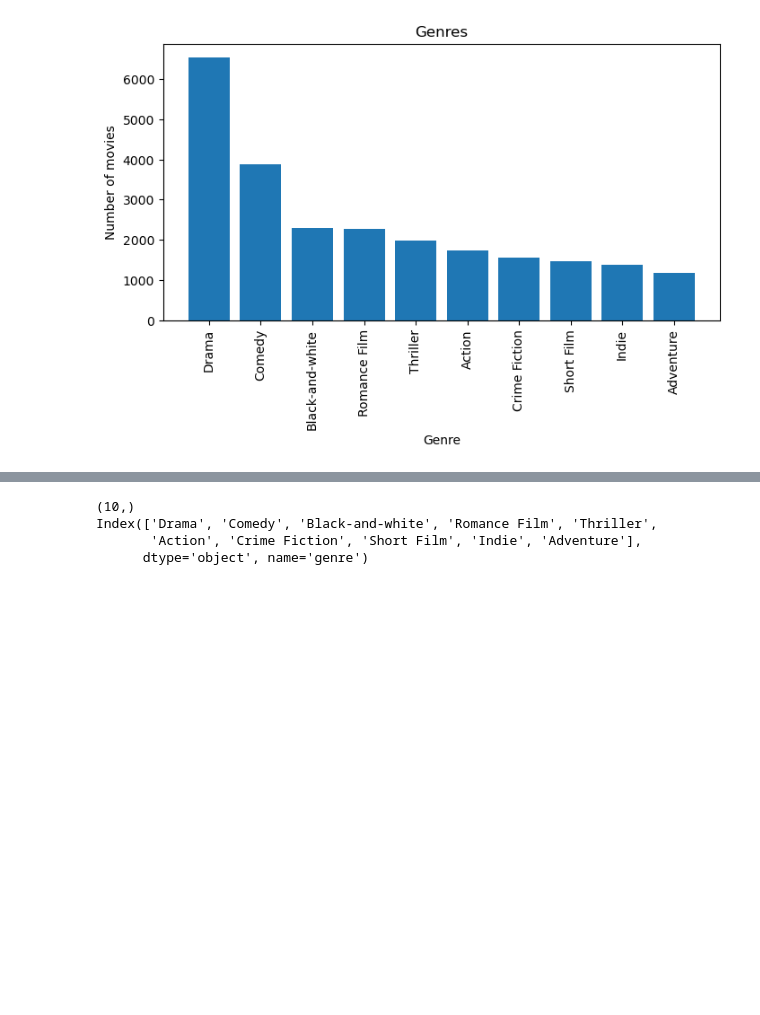
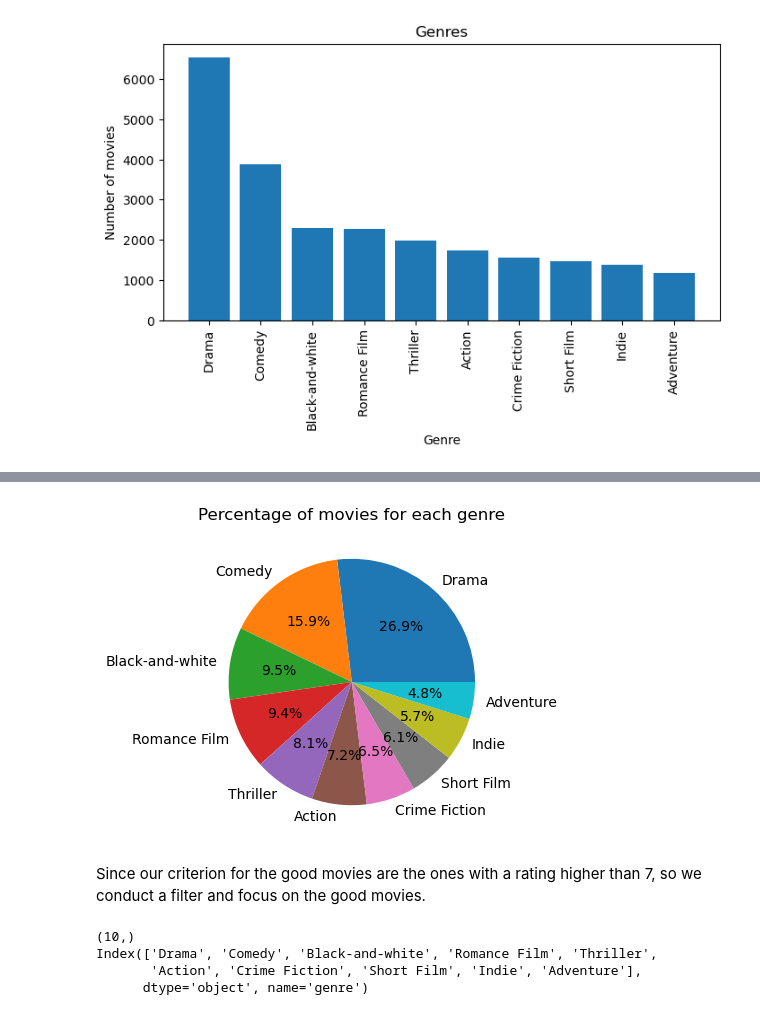
Before and after one commit to epfl-ada/ada-2023-project-zalix, a Jupyter notebook: rxy.ipynb, the cells around one changed output, grey strips where cells are left out. Saved outputs shown, nothing was run; the diff lists cells and outputs as text; code cells hidden in the pictures; blank space fills up the shorter version.

```diff
--- a/rxy.ipynb
+++ b/rxy.ipynb
@@ -27,6 +27,8 @@ from ipywidgets import interact, interactive, fixed, interact_manual
 
 from IPython.display import HTML
 from statsmodels.stats.multicomp import pairwise_tukeyhsd
+
+sns.set_theme()
 # %%
 import helpers
 
@@ -128,6 +145,17 @@ movies_main.head()
 | 3 | 10408933 | /m/02qc0j7 | Alexander's Ragtime Band | 1938-08-16 | 3600000.0 | ... |
 | 5 | 171005 | /m/016ywb | Henry V | 1989-11-08 | 10161099.0 | ... |
 | 6 | 77856 | /m/0kcn7 | Mary Poppins | 1964-08-27 | 102272727.0 | ... |
+# %%
+# plot a pie chart for the top 10 genres in the decade 2000-2010 which shows the percentage of the number of movies for each genre in genre_main
+movie_genre=movies_main['genre'].explode().value_counts()[genre_main.index]
+plt.figure(figsize=(8, 4))
+plt.pie(movie_genre.values, labels=movie_genre.index, autopct='%1.1f%%')
+plt.title("Percentage of movies for each genre")
+plt.show()
+# %% [output]
+[figure, added]
+# %% [markdown]
+Since our criterion for the good movies are the ones with a rating higher than 7, so we conduct a filter and focus on the good movies.
 # %%
 #filter the movies with rating higher than 7 from the movies_main dataset
 movies_main_filtered= movies_main[movies_main['averageRating']>=7].copy()
```
Also changed, not shown: parts of 17 cells of this notebook.
